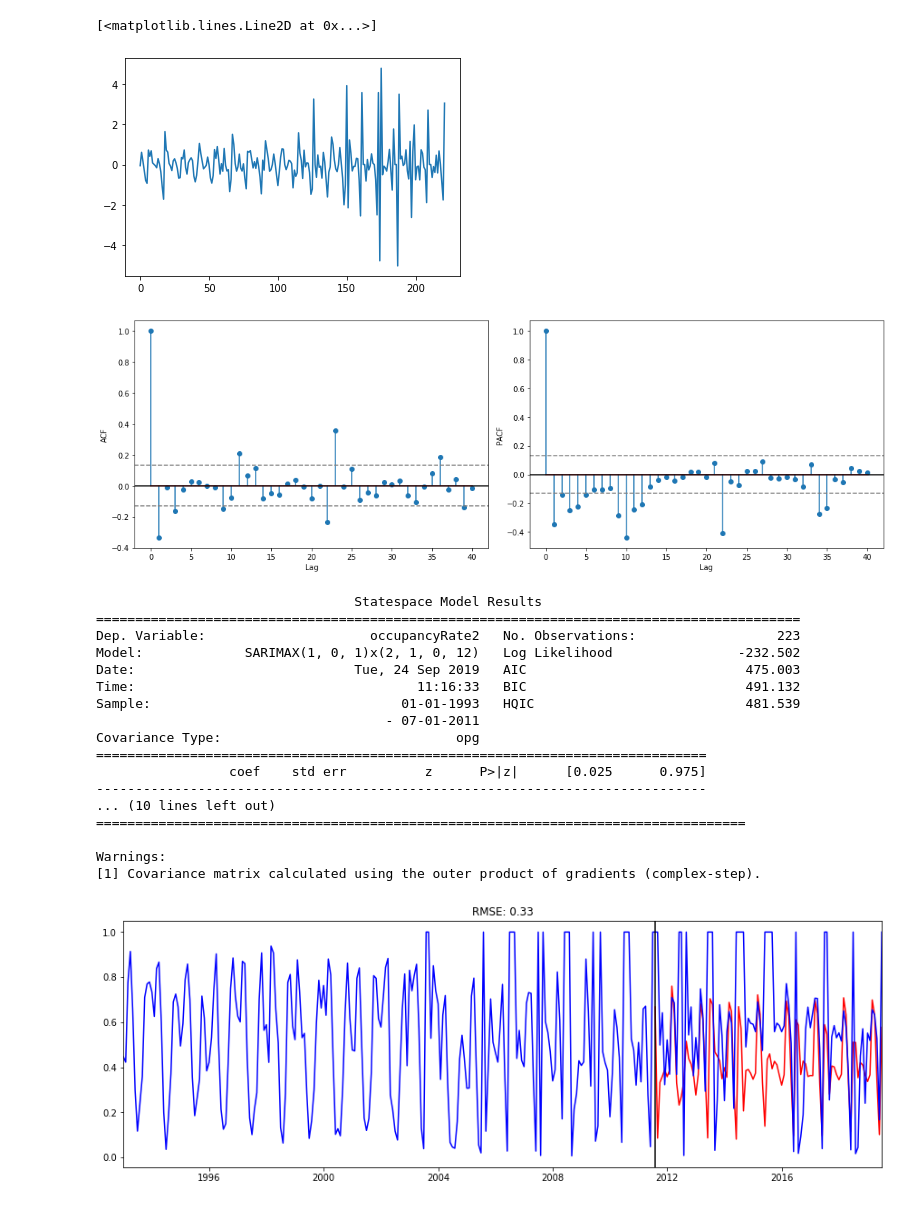
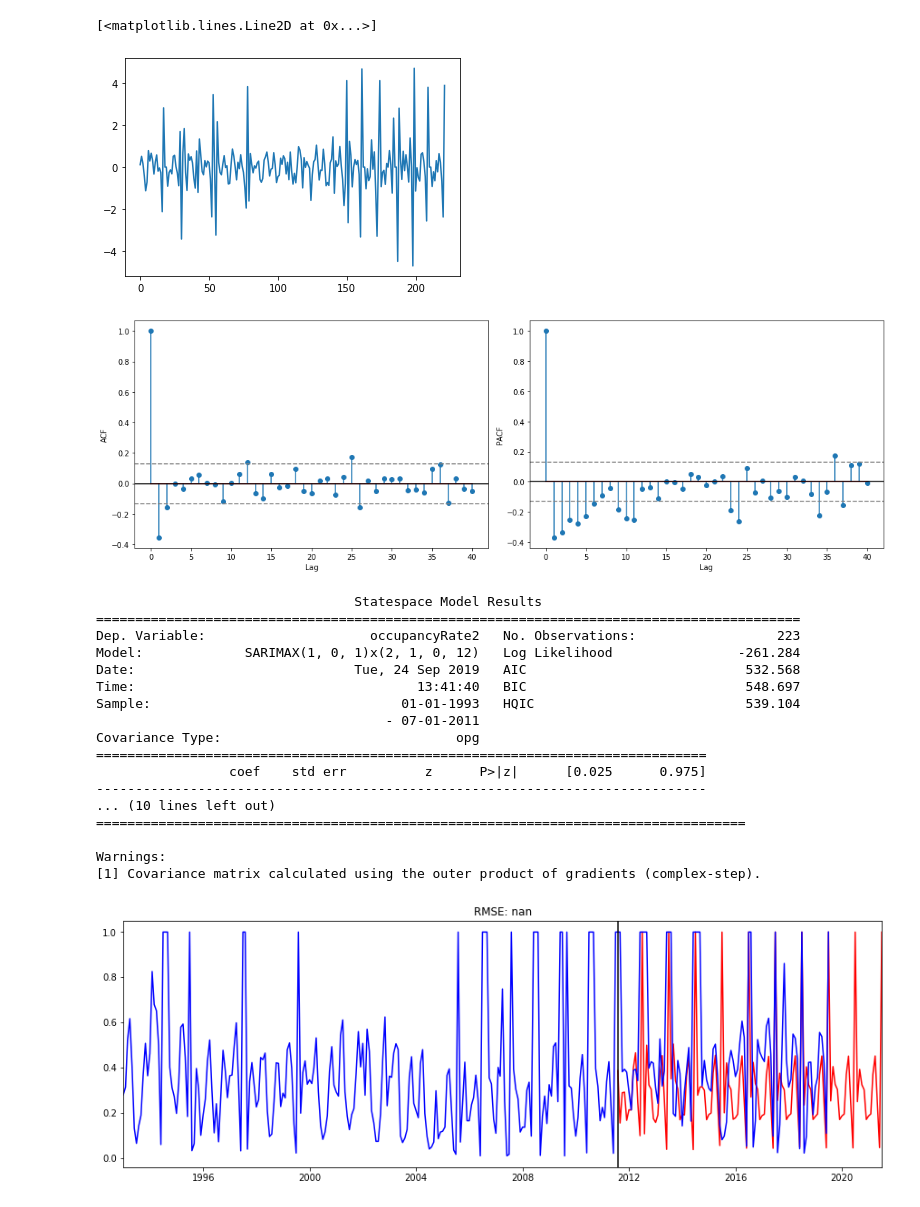
Before and after one commit to nrgriffin/Insight, a Jupyter notebook: SARIMA Testing.ipynb, the cells around one changed output. Saved outputs shown, nothing was run; the diff lists cells and outputs as text; code cells hidden in the pictures.

```diff
--- a/SARIMA Testing.ipynb
+++ b/SARIMA Testing.ipynb
@@ -8,15 +10,14 @@ from statsmodels.tsa.statespace.sarimax import SARIMAX
 # %%
 dateparse = lambda dates: pd.datetime.strptime(dates, '%m-%d-%Y')
-#data = pd.read_csv("~/Downloads/JTNP_camping_data/JTNP_Belle_since1993.csv")# parse_dates=['monthyear'], index_col='monthyear', date_parser = dateparse)
+data = pd.read_csv("~/Downloads/JTNP_camping_data/JTNP_Belle_since1993.csv", parse_dates=['monthyear'], index_col='monthyear') # date_parser = dateparse)
 #data = pd.read_csv("~/Downloads/JTNP_camping_data/JTNP_BlackRock_since1993.csv")# parse_dates=['monthyear'], index_col='monthyear', date_parser = dateparse)
 #data = pd.read_csv("~/Downloads/JTNP_camping_data/JTNP_Cottonwood_since1993.csv")# parse_dates=['monthyear'], index_col='monthyear', date_parser = dateparse)
 #data = pd.read_csv("~/Downloads/JTNP_camping_data/JTNP_HiddenValley_since1993_int.csv")# parse_dates=['monthyear'], index_col='monthyear', date_parser = dateparse)
 #data = pd.read_csv("~/Downloads/JTNP_camping_data/JTNP_IndianCove_since1993.csv")# parse_dates=['monthyear'], index_col='monthyear', date_parser = dateparse)
 #data = pd.read_csv("~/Downloads/JTNP_camping_data/JTNP_JumboRocks_since1993.csv")# parse_dates=['monthyear'], index_col='monthyear', date_parser = dateparse)
-data = pd.read_csv("~/Downloads/JTNP_camping_data/JTNP_Ryan_since1993.csv", parse_dates=['monthyear'], index_col='monthyear') # date_parser = dateparse)
+#data = pd.read_csv("~/Downloads/JTNP_camping_data/JTNP_Ryan_since1993.csv", parse_dates=['monthyear'], index_col='monthyear') # date_parser = dateparse)
 #data = pd.read_csv("~/Downloads/JTNP_camping_data/JTNP_WhiteTank_since1993.csv")# parse_dates=['monthyear'], index_col='monthyear', date_parser = dateparse)
 
-
 series = data['occupancyRate2']
 # %%
 data
@@ -57,7 +58,7 @@ training_diff = training.diff(periods = 1).values[1:]
 plt.plot(training_diff)
 # %% [output]
 [<matplotlib.lines.Line2D at 0x...>]
-[figure, old version]
+[figure, new version]
 # %%
 # to take out the seasonality, import the acf/pacf functions
 from statsmodels.tsa.stattools import acf, pacf
@@ -84,7 +85,7 @@ plt.xlabel('Lag')
 plt.ylabel('PACF')
 plt.tight_layout()
 # %% [output]
-[figure, old version]
+[figure, new version]
 # %%
 # SARIMA model parameters: (p,d,q)(P,D,Q,S)
 
@@ -105,10 +106,10 @@ print(model_fit.summary())
                                  Statespace Model Results
 ==========================================================================================
 Dep. Variable:                     occupancyRate2   No. Observations:                  223
-Model:             SARIMAX(1, 0, 1)x(2, 1, 0, 12)   Log Likelihood                -232.502
-Date:                            Tue, 24 Sep 2019   AIC                            475.003
-Time:                                    11:16:33   BIC                            491.132
-Sample:                                01-01-1993   HQIC                           481.539
+Model:             SARIMAX(1, 0, 1)x(2, 1, 0, 12)   Log Likelihood                -261.284
+Date:                            Tue, 24 Sep 2019   AIC                            532.568
+Time:                                    13:41:40   BIC                            548.697
+Sample:                                01-01-1993   HQIC                           539.104
                                      - 07-01-2011
 Covariance Type:                              opg
 ==============================================================================
@@ -121,16 +122,16 @@ Warnings:
 [1] Covariance matrix calculated using the outer product of gradients (complex-step).
 # %%
 # Now we can forecast
-K = len(testing) # number of future steps we want to forecast
-forecast = model_fit.forecast(K) # apply the forecast model out to K steps
+K = len(testing)+24 # number of future steps we want to forecast
+forecast = model_fit.forecast(K, alpha = 0.05) # apply the forecast model out to K steps
 forecast = np.exp(forecast) # transform back to non-log scale
 
 # Plot results and display RMSE
 plt.figure(figsize=(15,5))
 plt.plot(forecast,'r');
 plt.plot(series,'b');
 plt.title('RMSE: %.2f'% np.sqrt(sum((forecast-testing)**2)/len(testing)));
 plt.autoscale(enable=True, axis='x', tight=True)
 plt.axvline(x=series.index[split_point],color='black');
 # %% [output]
-[figure, old version]
+[figure, new version]
```
Also changed, not shown: parts of 61 cells of this notebook.
